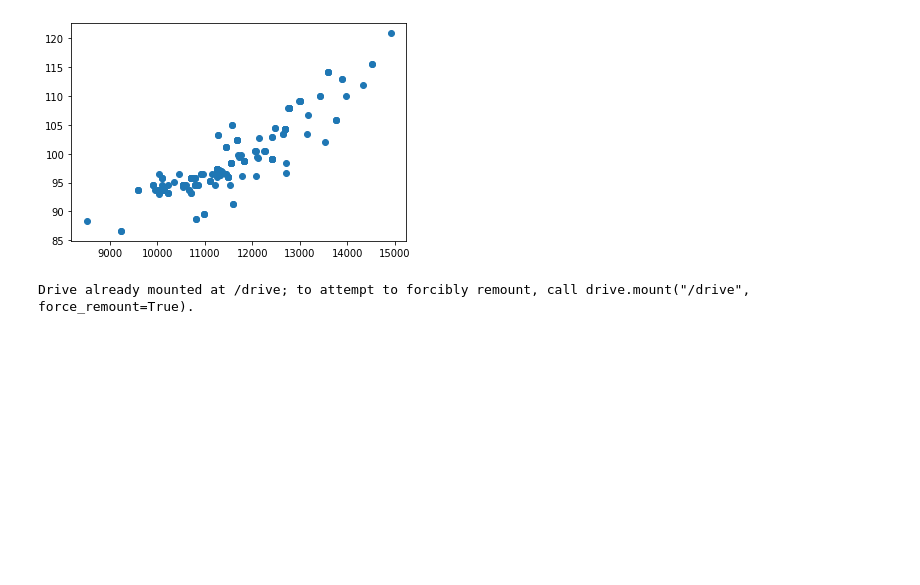
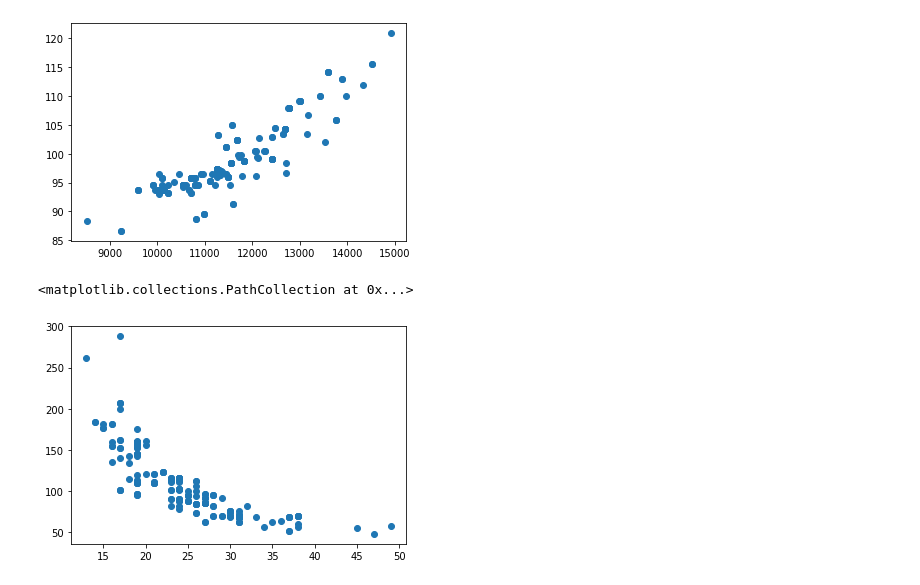
Before and after one commit to sulaiman01/Learning-Projects, a Jupyter notebook: data_visualization.ipynb, the cells around one changed output. Cells and saved outputs as stored; diff of their text form; code cells hidden in the pictures; blank space fills up the shorter version.

```diff
--- a/data_visualization.ipynb
+++ b/data_visualization.ipynb
@@ -251,8 +251,3 @@ plt.scatter(data_set['carbase'],data_set['wheelbase'])
 [figure]
 # %%
 model_data=data_set[['curbweight','cylindernumber','boreratio','enginesize','horsepower','citympg','carbase']]
-# %%
-from google.colab import drive
-drive.mount('/drive')
-# %% [output]
-Drive already mounted at /drive; to attempt to forcibly remount, call drive.mount("/drive", force_remount=True).
@@ -260,0 +254,5 @@ model_data.to_csv('/drive/My Drive/Projects/machine_learning_projects/car_prices
+# %%
+plt.scatter(data_set['citympg'],data_set['horsepower'])
+# %% [output]
+<matplotlib.collections.PathCollection at 0x...>
+[figure, added]
```
Also changed, not shown: parts of 5 cells of this notebook.
